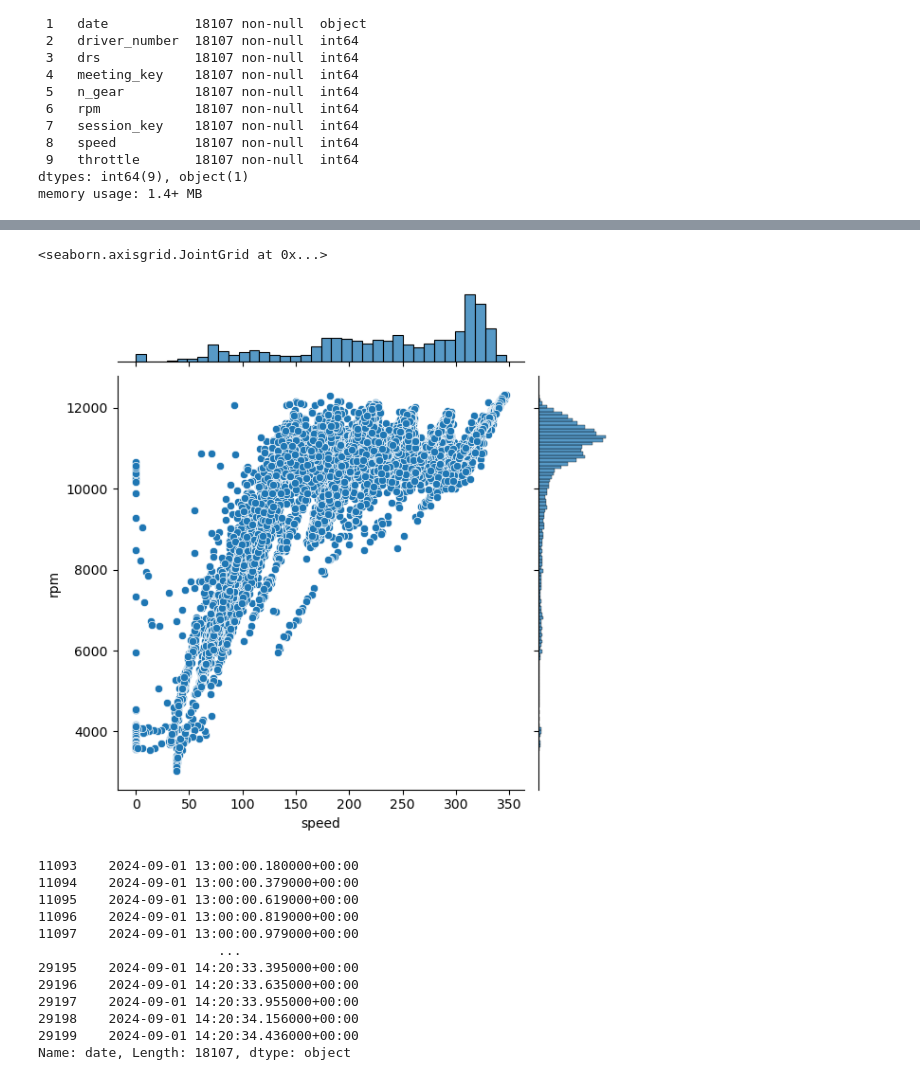
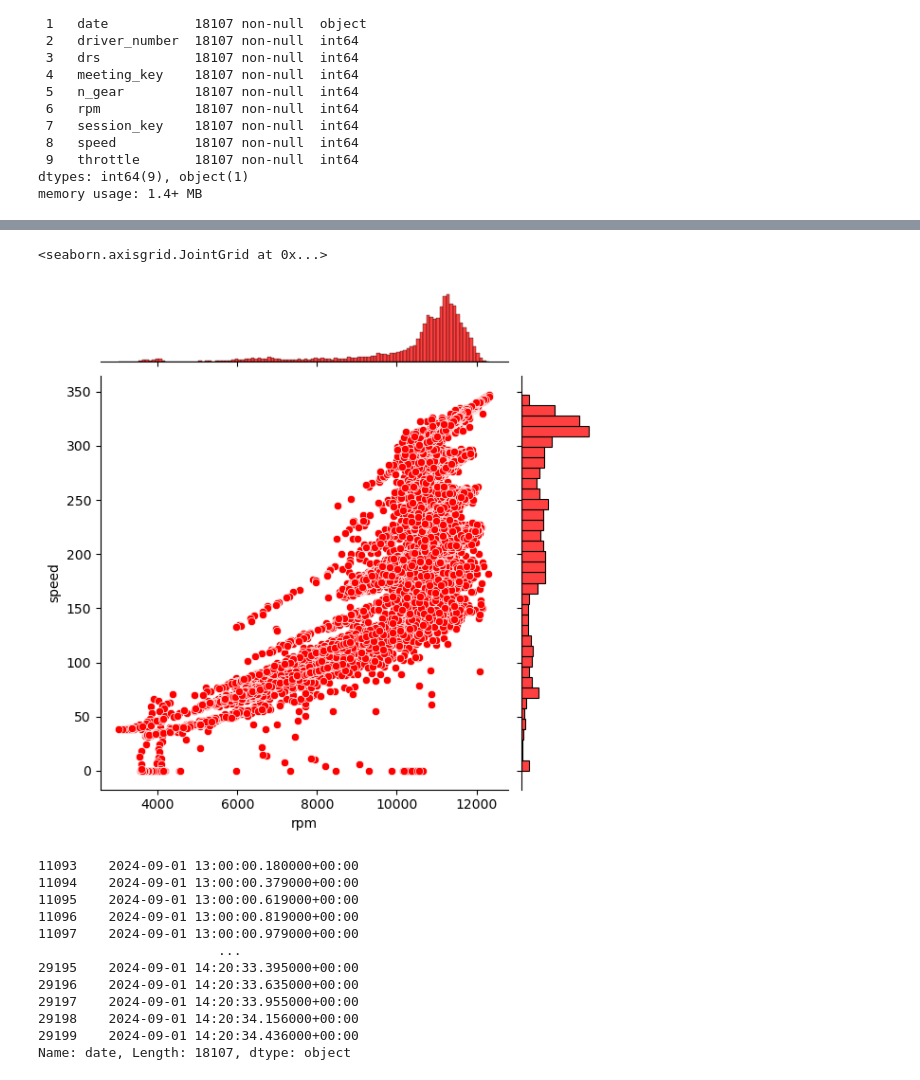
Before and after one commit to jstading/F1_ItalianGP_2024, a Jupyter notebook: ItalianGP_2024.ipynb, the cells around one changed output, grey strips where cells are left out. Saved outputs shown, nothing was run; the diff lists cells and outputs as text; code cells hidden in the pictures.

```diff
--- a/ItalianGP_2024.ipynb
+++ b/ItalianGP_2024.ipynb
@@ -98,8 +98,8 @@ https://gist.github.com/mwaskom/de44147ed2974457ad6372750bbe5751
 # %%
-sns.jointplot(x='speed', y='rpm', data=leclerc)
+sns.jointplot(x='rpm', y='speed', data=leclerc, color='red')
 # %% [output]
 <seaborn.axisgrid.JointGrid at 0x...>
-[figure, old version]
+[figure, new version]
 # %%
 leclerc['date']
 # %% [output]
```
Also changed, not shown: parts of 6 cells of this notebook, 1 other file.
